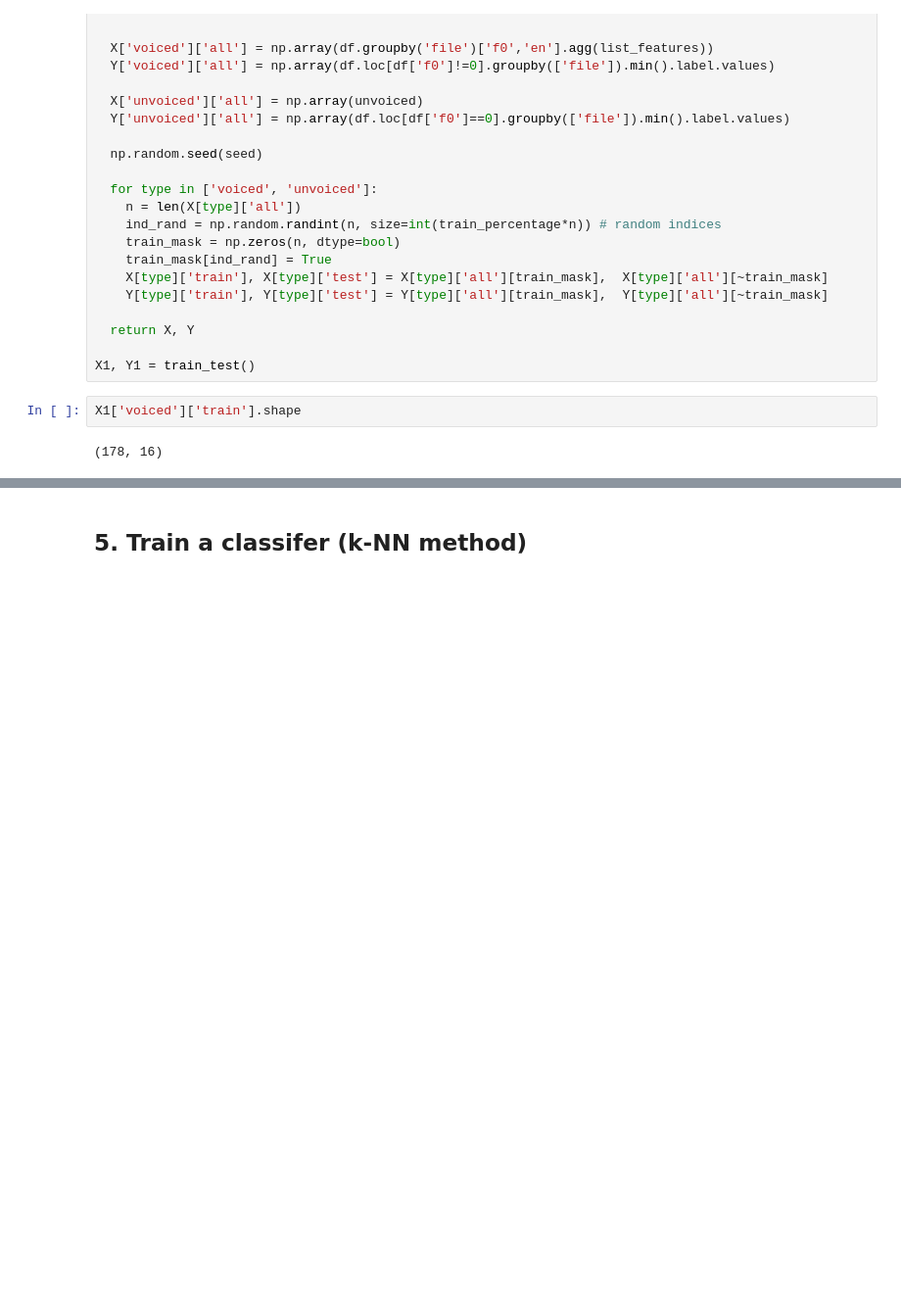
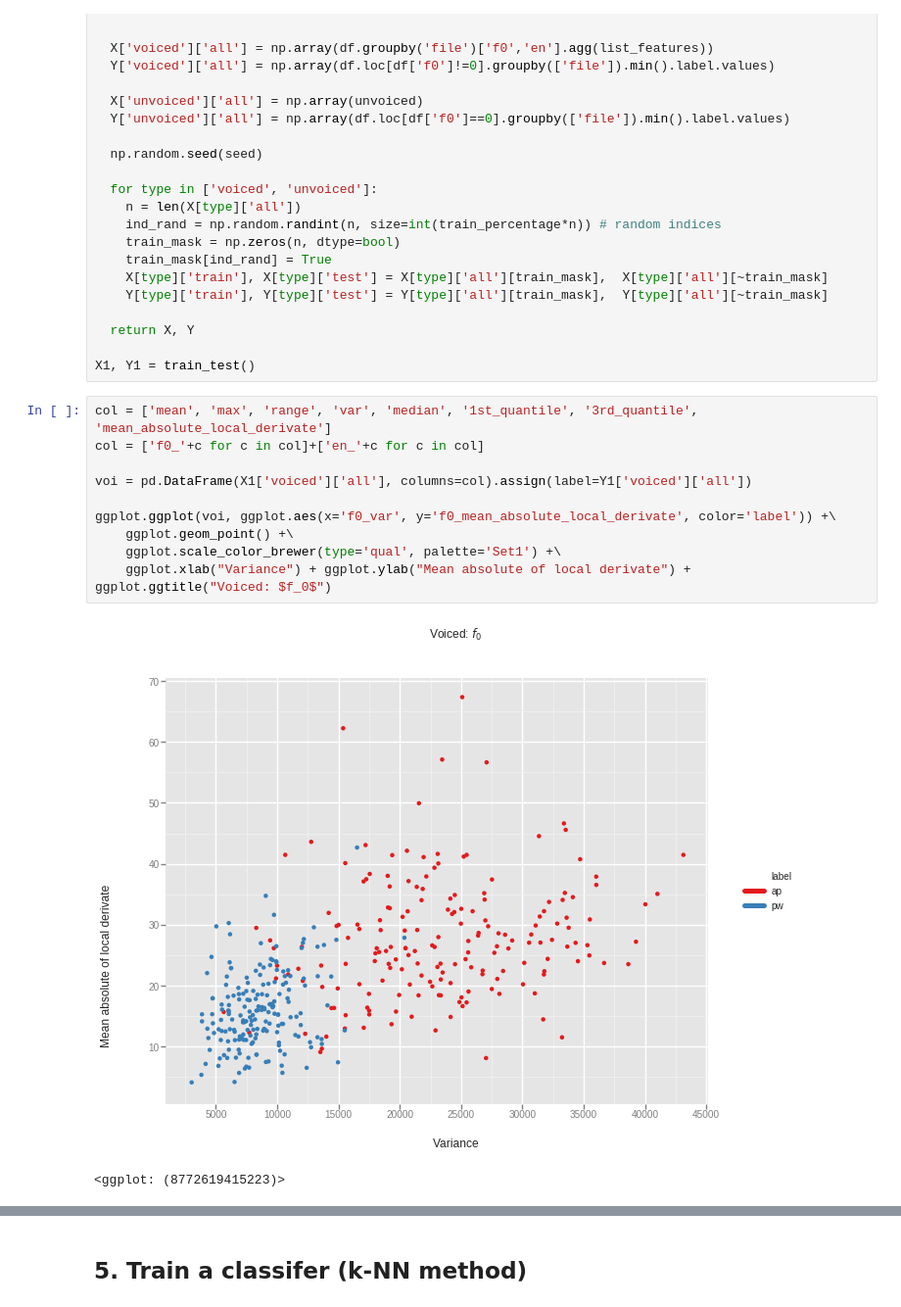
Before and after one commit to youqad/Neurorobotics_Intent-Recognition, a Jupyter notebook: TP_Intent_Recognition.ipynb, the cells around one changed output, grey strips where cells are left out. Shown at 98% size. Saved outputs shown, nothing was run; the diff lists cells and outputs as text; blank space fills up the shorter version.

```diff
--- a/TP_Intent_Recognition.ipynb
+++ b/TP_Intent_Recognition.ipynb
@@ -218,7 +243,16 @@ def train_test(df=df1, train_percentage=.6, seed=1):
   return X, Y
 
 X1, Y1 = train_test()
-# %%
-X1['voiced']['train'].shape
-# %% [output]
-(178, 16)
+# %%
+col = ['mean', 'max', 'range', 'var', 'median', '1st_quantile', '3rd_quantile', 'mean_absolute_local_derivate']
+col = ['f0_'+c for c in col]+['en_'+c for c in col]
+
+voi = pd.DataFrame(X1['voiced']['all'], columns=col).assign(label=Y1['voiced']['all'])
+
+ggplot.ggplot(voi, ggplot.aes(x='f0_var', y='f0_mean_absolute_local_derivate', color='label')) +\
+    ggplot.geom_point() +\
+    ggplot.scale_color_brewer(type='qual', palette='Set1') +\
+    ggplot.xlab("Variance") + ggplot.ylab("Mean absolute of local derivate") + ggplot.ggtitle("Voiced: $f_0$")
+# %% [output]
+[figure, added]
+<ggplot: (8772619415223)>
```
Also changed, not shown: parts of 2 cells of this notebook.
